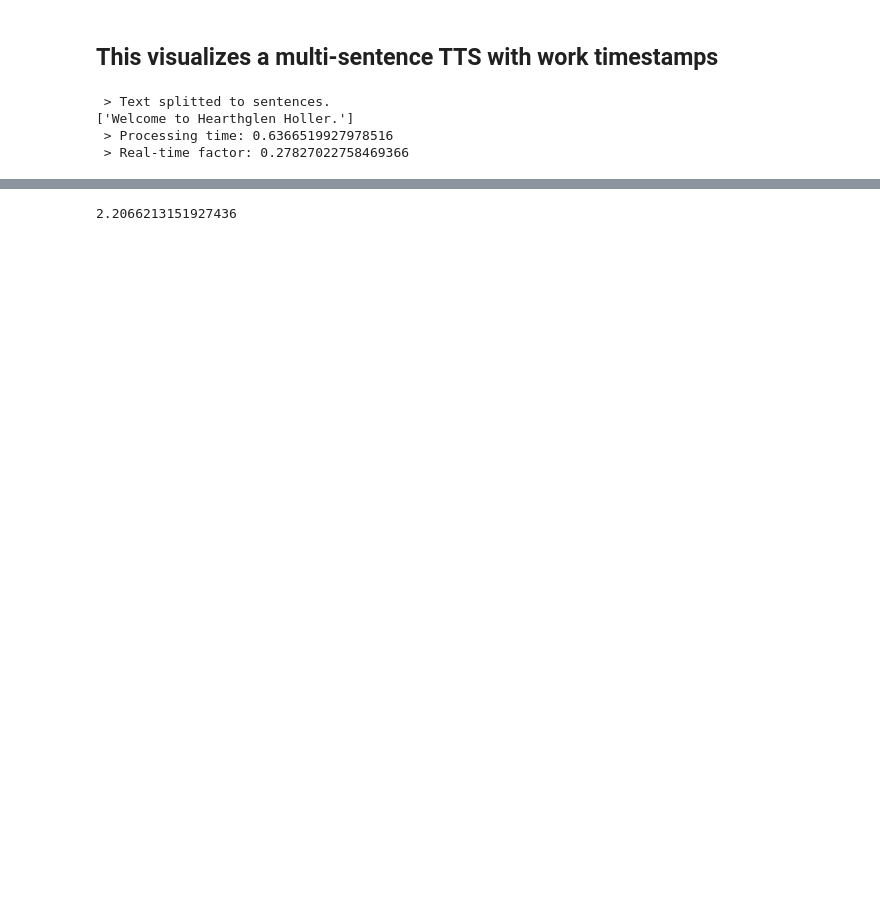
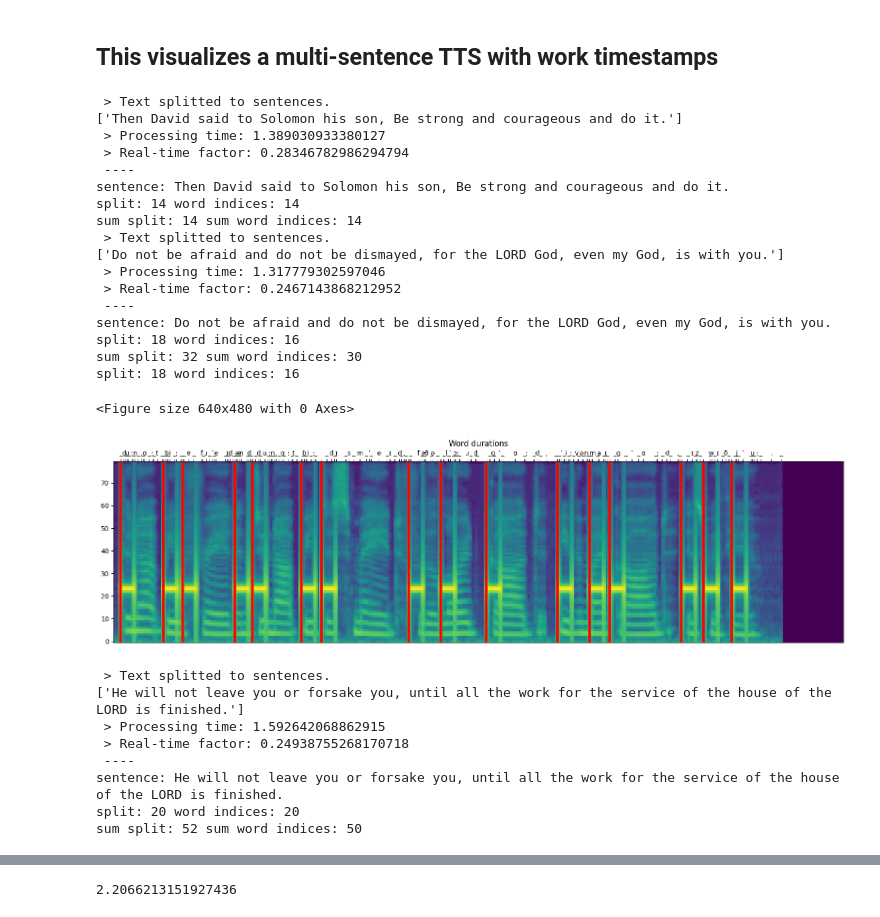
Before and after one commit to pugtech-co/tts-video, a Jupyter notebook: notebooks/tts_sentences.ipynb, the cells around one changed output, grey strips where cells are left out. Cells and saved outputs as stored; diff of their text form; code cells hidden in the pictures; blank space fills up the shorter version.

```diff
--- a/notebooks/tts_sentences.ipynb
+++ b/notebooks/tts_sentences.ipynb
@@ -14,14 +14,37 @@ text = "Welcome to Hearthglen Holler."
 #4 seconds
 # %%
 # Turn the sentence into an audio object
-output = TextToSpeech.text_to_audio(text)
+output = TextToSpeech.text_to_audio(text, plt=plt)
 # output = TextToSpeech.add_beeps(output)
 Audio(output.audio, rate=22050)
 # %% [output]
  > Text splitted to sentences.
-['Welcome to Hearthglen Holler.']
- > Processing time: 0.6366519927978516
- > Real-time factor: 0.27827022758469366
+['Then David said to Solomon his son, Be strong and courageous and do it.']
+ > Processing time: 1.389030933380127
+ > Real-time factor: 0.28346782986294794
+ ----
+sentence: Then David said to Solomon his son, Be strong and courageous and do it.
+split: 14 word indices: 14
+sum split: 14 sum word indices: 14
+ > Text splitted to sentences.
+['Do not be afraid and do not be dismayed, for the LORD God, even my God, is with you.']
+ > Processing time: 1.317779302597046
+ > Real-time factor: 0.2467143868212952
+ ----
+sentence: Do not be afraid and do not be dismayed, for the LORD God, even my God, is with you.
+split: 18 word indices: 16
+sum split: 32 sum word indices: 30
+split: 18 word indices: 16
+<Figure size 640x480 with 0 Axes>
+[figure, added]
+ > Text splitted to sentences.
+['He will not leave you or forsake you, until all the work for the service of the house of the LORD is finished.']
+ > Processing time: 1.592642068862915
+ > Real-time factor: 0.24938755268170718
+ ----
+sentence: He will not leave you or forsake you, until all the work for the service of the house of the LORD is finished.
+split: 20 word indices: 20
+sum split: 52 sum word indices: 50
 [interactive output not drawn]
 # %%
 TextToSpeech.plot_spectrogram_with_words(plt, output)
```
Also changed, not shown: parts of 2 cells of this notebook, 5 other files.
